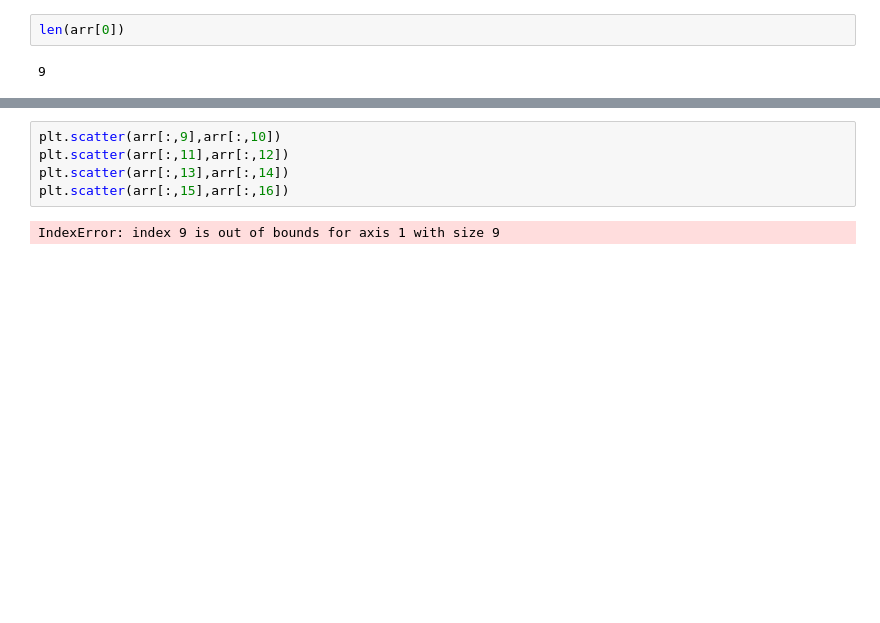
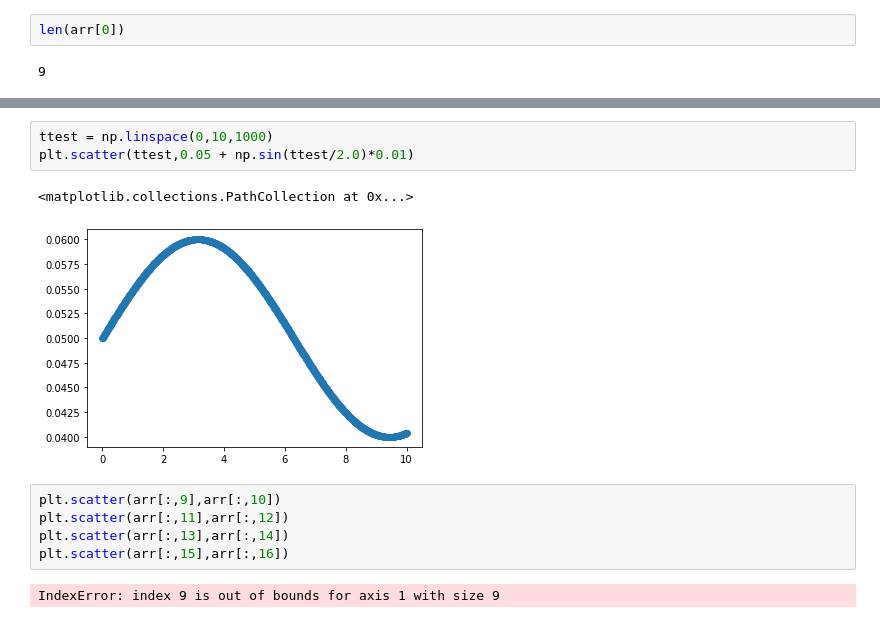
Before and after one commit to mannusschomaker/HeterogeneousGridBots, a Jupyter notebook: cpp/libsoda-cxx/debug.ipynb, the cells around one changed output, grey strips where cells are left out. Cells and saved outputs as stored; diff of their text form; blank space fills up the shorter version.

```diff
--- a/cpp/libsoda-cxx/debug.ipynb
+++ b/cpp/libsoda-cxx/debug.ipynb
@@ -31,3 +38,9 @@ plt.scatter(arr[:,0],arr[:,8])
+# %%
+ttest = np.linspace(0,10,1000)
+plt.scatter(ttest,0.05 + np.sin(ttest/2.0)*0.01)
+# %% [output]
+<matplotlib.collections.PathCollection at 0x...>
+[figure, added]
 # %%
 plt.scatter(arr[:,9],arr[:,10])
 plt.scatter(arr[:,11],arr[:,12])
```
Also changed, not shown: parts of 4 cells of this notebook, 4 other files.
